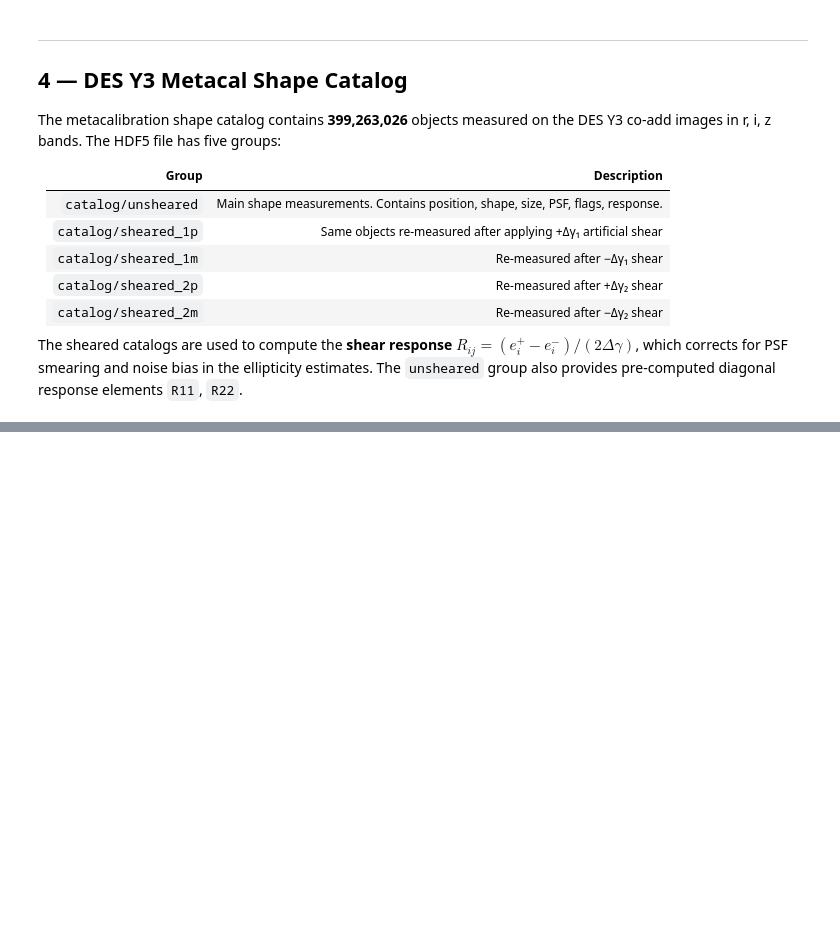
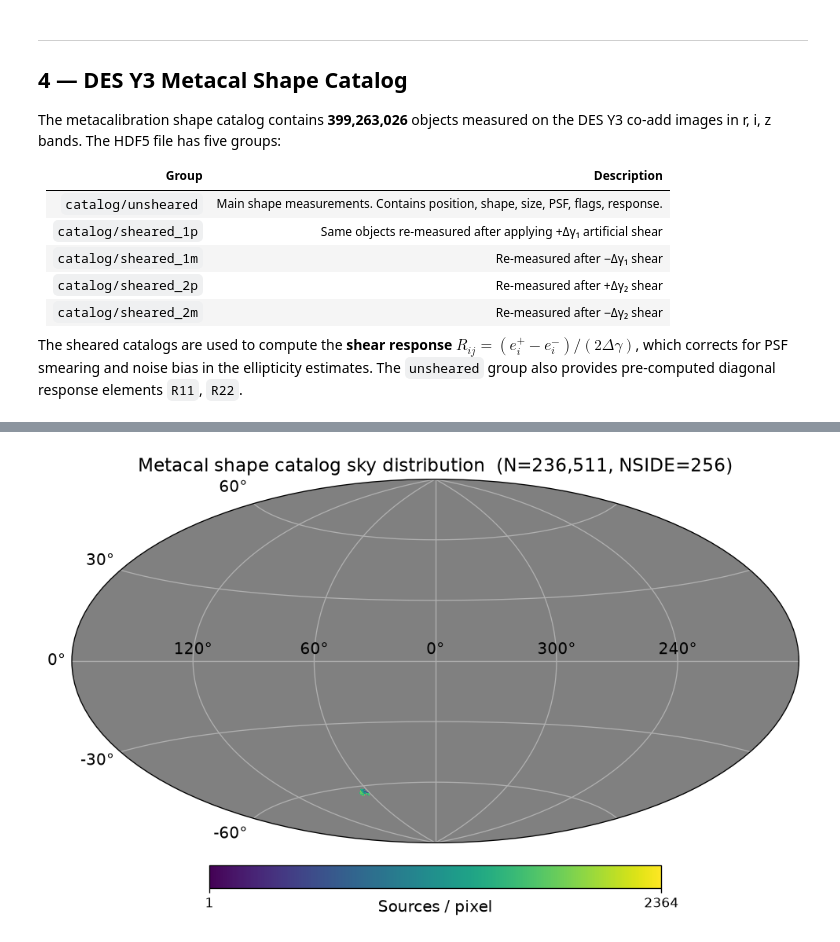
Before and after one commit to andrevitorelli/destacking, a Jupyter notebook: notebooks/data_exploration.ipynb, the cells around one changed output, grey strips where cells are left out. Saved outputs shown, nothing was run; the diff lists cells and outputs as text; code cells hidden in the pictures; blank space fills up the shorter version.

```diff
--- a/notebooks/data_exploration.ipynb
+++ b/notebooks/data_exploration.ipynb
@@ -540,3 +696,25 @@ plt.show()
+# %%
+NSIDE_SHAPE = 256
+npix_shape = hp.nside2npix(NSIDE_SHAPE)
+theta_s = np.radians(90.0 - dec[sel])
+phi_s   = np.radians(ra[sel])
+pix_s   = hp.ang2pix(NSIDE_SHAPE, theta_s, phi_s)
+counts_s = np.bincount(pix_s, minlength=npix_shape).astype(float)
+counts_s[counts_s == 0] = np.nan
+
+projview(
+    counts_s,
+    projection_type='aitoff',
+    coord=['C'],
+    graticule=True, graticule_labels=True,
+    unit='Sources / pixel',
+    cmap='viridis',
+    title=f'Metacal shape catalog sky distribution  (N={sel.sum():,}, NSIDE={NSIDE_SHAPE})',
+)
+plt.savefig('figs/metacal_sky_aitoff.pdf', bbox_inches='tight')
+plt.show()
+# %% [output]
+[figure, added]
 # %%
 # ── PSF statistics ───────────────────────────────────────────────────────────
 fig, axes = plt.subplots(1, 3, figsize=(14, 4))
```
Also changed, not shown: parts of 16 cells of this notebook.
